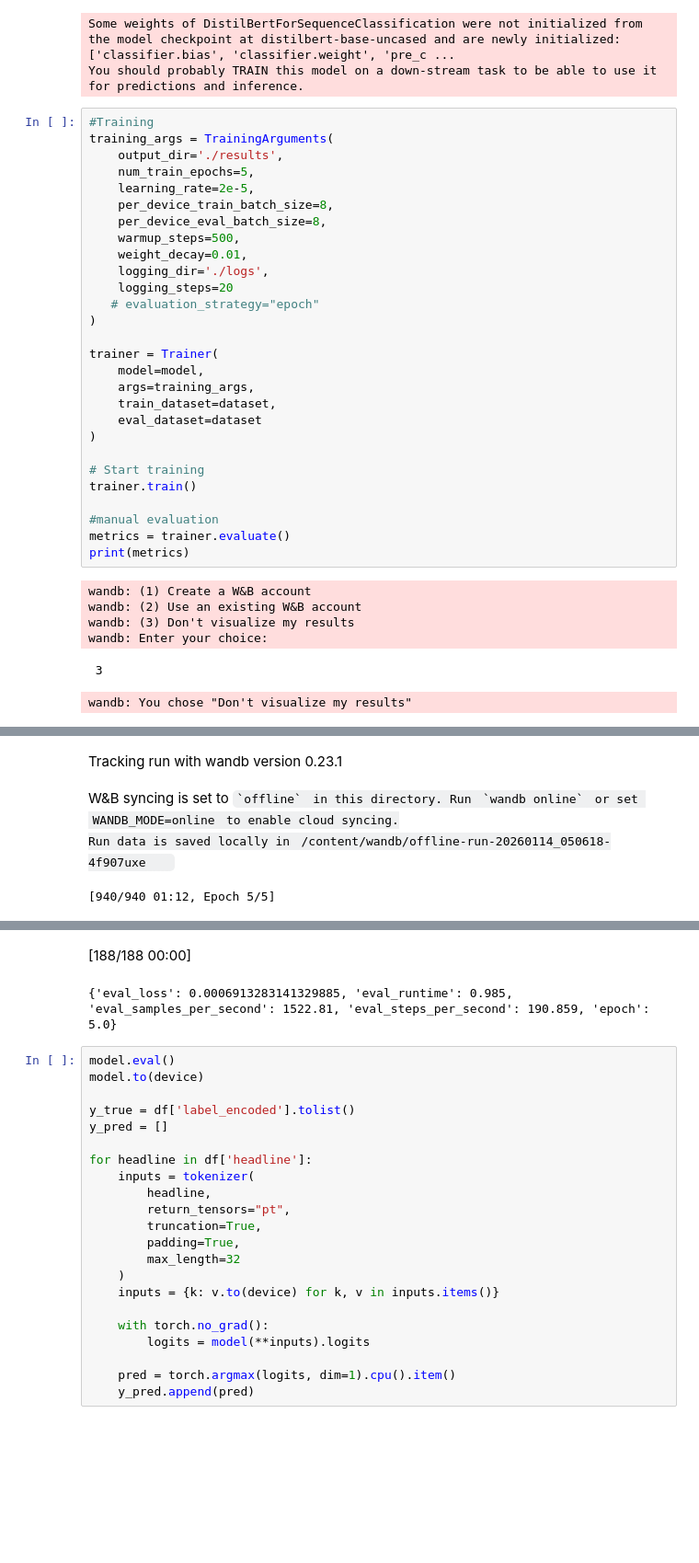
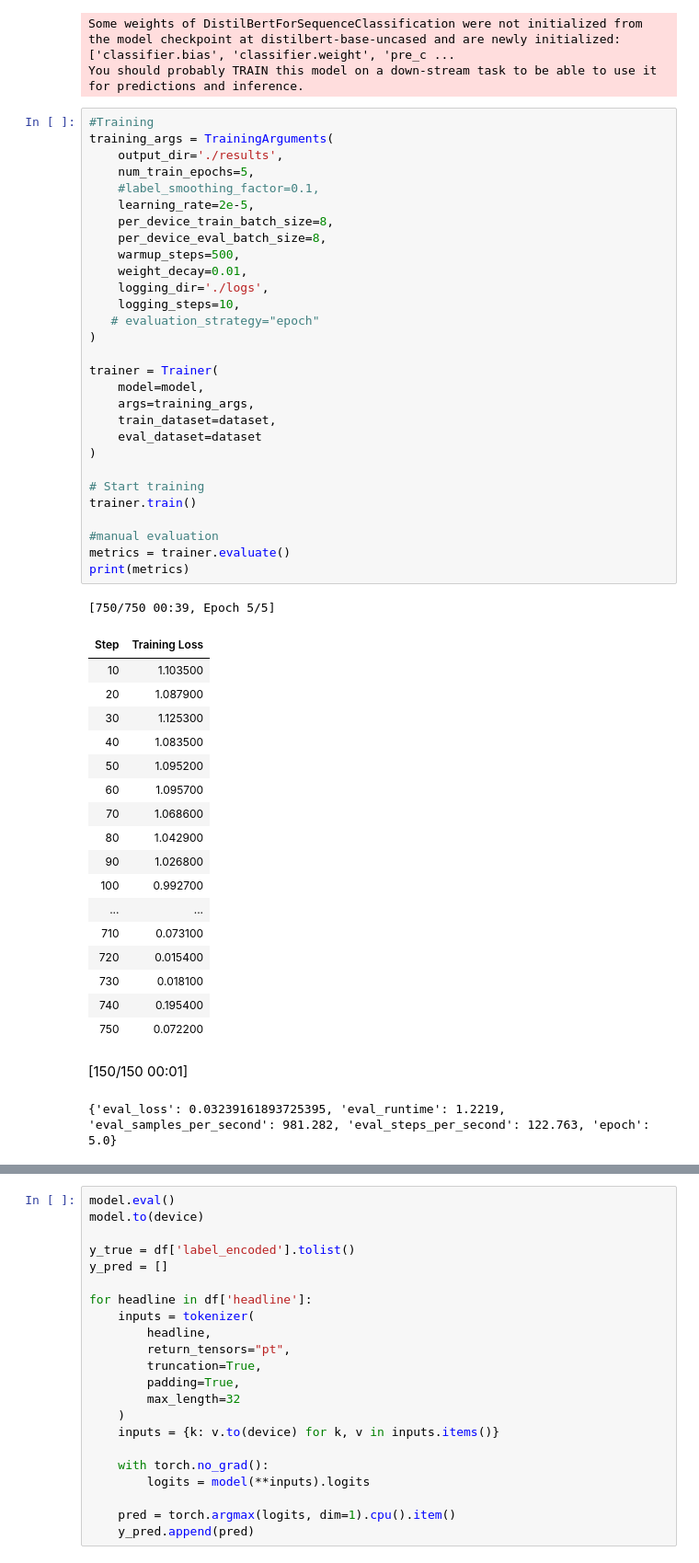
Before and after one commit to d-hetalpatel/news-bias-detection, a Jupyter notebook: news_bias_classifier.ipynb, the cells around one changed output, grey strips where cells are left out. Shown at 92% size. Saved outputs shown, nothing was run; the diff lists cells and outputs as text; blank space fills up the shorter version.

```diff
--- a/news_bias_classifier.ipynb
+++ b/news_bias_classifier.ipynb
@@ -118,35 +134,50 @@ You should probably TRAIN this model on a down-stream task to be able to use it
 # %%
 #Training
 training_args = TrainingArguments(
     output_dir='./results',
     num_train_epochs=5,
+    #label_smoothing_factor=0.1,
     learning_rate=2e-5,
     per_device_train_batch_size=8,
     per_device_eval_batch_size=8,
     warmup_steps=500,
     weight_decay=0.01,
     logging_dir='./logs',
-    logging_steps=20
+    logging_steps=10,
    # evaluation_strategy="epoch"
 )
 
 trainer = Trainer(
     model=model,
     args=training_args,
     train_dataset=dataset,
     eval_dataset=dataset
 )
 
 # Start training
 trainer.train()
 
 #manual evaluation
 metrics = trainer.evaluate()
 print(metrics)
 # %% [output]
-wandb: (1) Create a W&B account
-wandb: (2) Use an existing W&B account
-wandb: (3) Don't visualize my results
-wandb: Enter your choice:
+[750/750 00:39, Epoch 5/5]
+| Step | Training Loss |
+| 10 | 1.103500 |
+| 20 | 1.087900 |
+| 30 | 1.125300 |
+| 40 | 1.083500 |
+| 50 | 1.095200 |
+| 60 | 1.095700 |
+| 70 | 1.068600 |
+| 80 | 1.042900 |
+| 90 | 1.026800 |
+| 100 | 0.992700 |
+| ... | ... |
+| 710 | 0.073100 |
+| 720 | 0.015400 |
+| 730 | 0.018100 |
+| 740 | 0.195400 |
+| 750 | 0.072200 |
+[150/150 00:01]
- 3
+{'eval_loss': 0.03239161893725395, 'eval_runtime': 1.2219, 'eval_samples_per_second': 981.282, 'eval_steps_per_second': 122.763, 'epoch': 5.0}
-wandb: You chose "Don't visualize my results"
@@ -154,4 +183,0 @@ wandb: You chose "Don't visualize my results"
-Tracking run with wandb version 0.23.1
-W&B syncing is set to `offline` in this directory. Run `wandb online` or set WANDB_MODE=online to enable cloud syncing.
-Run data is saved locally in /content/wandb/offline-run-20260114_050618-4f907uxe
-[940/940 01:12, Epoch 5/5]
@@ -175,5 +184,3 @@ Run data is saved locally in /content/wandb/offline-run-20260114_050618-4f907uxe
-[188/188 00:00]
-{'eval_loss': 0.0006913283141329885, 'eval_runtime': 0.985, 'eval_samples_per_second': 1522.81, 'eval_steps_per_second': 190.859, 'epoch': 5.0}
 # %%
 model.eval()
 model.to(device)
```
Also changed, not shown: parts of 9 cells of this notebook.
